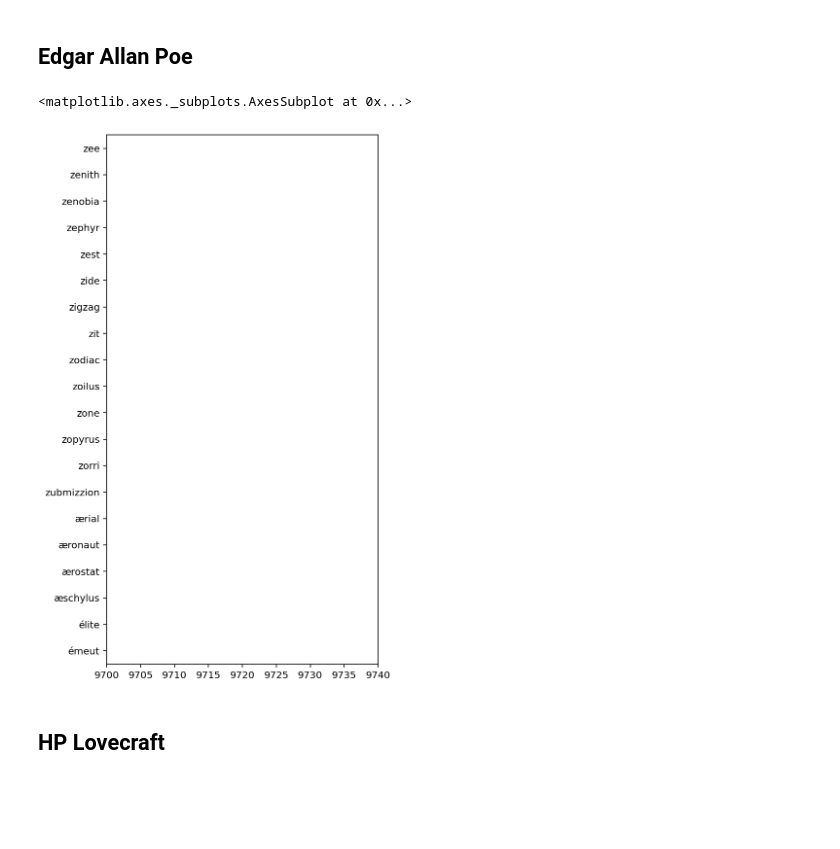
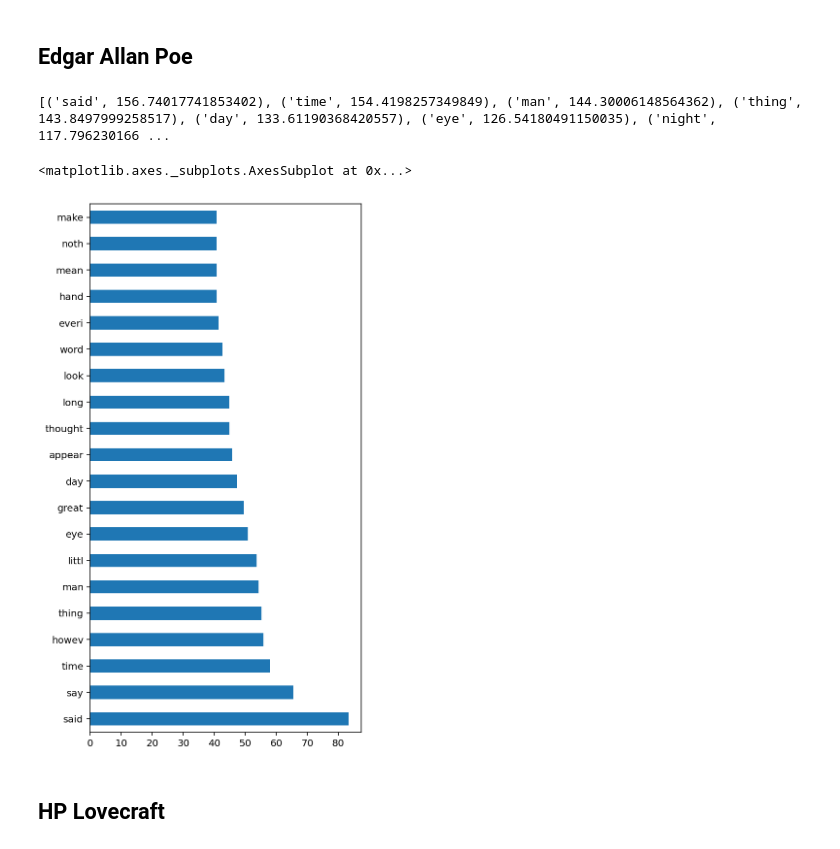
Before and after one commit to AnnayanB/NLP_TextAnalytics, a Jupyter notebook: NLP_TextAnalytics.ipynb, the cells around one changed output. Cells and saved outputs as stored; diff of their text form; code cells hidden in the pictures; blank space fills up the shorter version.

```diff
--- a/NLP_TextAnalytics.ipynb
+++ b/NLP_TextAnalytics.ipynb
@@ -240,18 +251,18 @@ dictionary = tfid_vectorizer.vocabulary_.items()
 **Bar plot of top words after stemming**
 # %%
 # lists to store the vocab and counts
-vocab = []
-count = []
+vocab1 = []
+count1 = []
 # iterate through each vocab and count append the value to designated lists
-for key, value in dictionary:
-    vocab.append(key)
-    count.append(value)
+for i in words_freq1:
+    vocab1.append(i[0])
+    count1.append(i[1])
 # store the count in panadas dataframe with vocab as index
-vocab_after_stem = pd.Series(count, index=vocab)
+vocab_after_stem1 = pd.Series(count1, index=vocab1)
 # sort the dataframe
-vocab_after_stem = vocab_after_stem.sort_values(ascending=False)
+vocab_after_stem1 = vocab_after_stem1.sort_values(ascending=False)
 # plot of the top vocab
-top_vacab = vocab_after_stem.head(20)
-top_vacab.plot(kind = 'barh', figsize=(5,10), xlim= (15120, 15145))
+top_vacab1 = vocab_after_stem1.head(20)
+top_vacab1.plot(kind = 'barh', figsize=(5,10))
 # %% [output]
 <matplotlib.axes._subplots.AxesSubplot at 0x...>
@@ -312,28 +323,32 @@ plt.show()
 # %%
 # create the object of tfid vectorizer
 EAP_tfid_vectorizer = TfidfVectorizer(stop_words="english")
 # fit the vectorizer using the text data
 EAP_tfid_vectorizer.fit(EAP_data['text'])
-# collect the vocabulary items used in the vectorizer
-EAP_dictionary = EAP_tfid_vectorizer.vocabulary_.items()
+bag_of_words2 = EAP_tfid_vectorizer.fit_transform(EAP_data['text'])
+sum_words2 = bag_of_words2.sum(axis=0)
+words_freq2 = [(word, sum_words2[0, idx]) for word, idx in EAP_tfid_vectorizer.vocabulary_.items()]
+words_freq2 =sorted(words_freq2, key = lambda x: x[1], reverse=True)
+print(words_freq1[:20])
 
 # lists to store the vocab and counts
-vocab = []
-count = []
+vocab2 = []
+count2 = []
 # iterate through each vocab and count append the value to designated lists
-for key, value in EAP_dictionary:
-    vocab.append(key)
-    count.append(value)
+for i in words_freq2:
+    vocab2.append(i[0])
+    count2.append(i[1])
 # store the count in panadas dataframe with vocab as index
-EAP_vocab = pd.Series(count, index=vocab)
+vocab_after_stem2 = pd.Series(count2, index=vocab2)
 # sort the dataframe
-EAP_vocab = EAP_vocab.sort_values(ascending=False)
+vocab_after_stem2 = vocab_after_stem2.sort_values(ascending=False)
 # plot of the top vocab
-top_vacab = EAP_vocab.head(20)
-top_vacab.plot(kind = 'barh', figsize=(5,10), xlim= (9700, 9740))
+top_vacab2 = vocab_after_stem2.head(20)
+top_vacab2.plot(kind = 'barh', figsize=(5,10))
 # %% [output]
-<matplotlib.axes._subplots.AxesSubplot at 0x...>
+[('said', 156.74017741853402), ('time', 154.4198257349849), ('man', 144.30006148564362), ('thing', 143.8497999258517), ('day', 133.61190368420557), ('eye', 126.54180491150035), ('night', 117.796230166 ...
+<matplotlib.axes._subplots.AxesSubplot at 0x...>
-[figure, old version]
+[figure, new version]
 # %% [markdown]
 ## **HP Lovecraft**
 # %%
```
Also changed, not shown: parts of 22 cells of this notebook.
